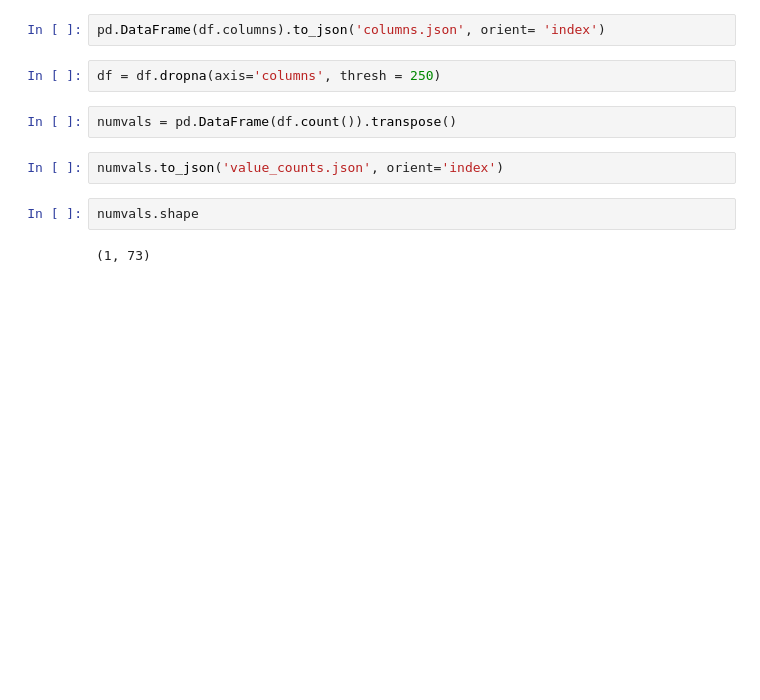
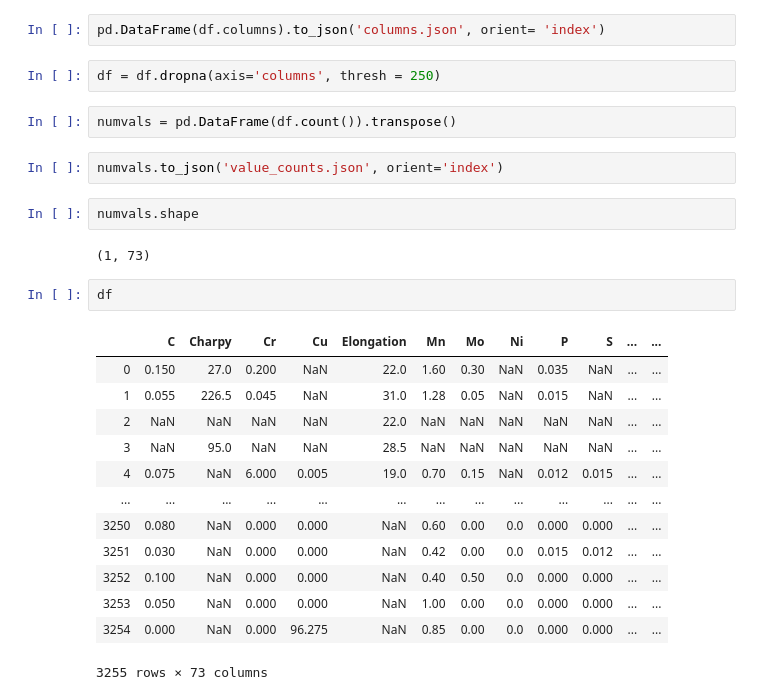
Before and after one commit to PrasannS/WeldingAnalysis, a Jupyter notebook: analysis.ipynb, the cells around one changed output. Saved outputs shown, nothing was run; the diff lists cells and outputs as text; blank space fills up the shorter version.

```diff
--- a/analysis.ipynb
+++ b/analysis.ipynb
@@ -96,3 +96,19 @@ numvals.to_json('value_counts.json', orient='index')
 numvals.shape
 # %% [output]
 (1, 73)
+# %%
+df
+# %% [output]
+|  | C | Charpy | Cr | Cu | Elongation | Mn | Mo | Ni | P | S | ... | ... |
+| 0 | 0.150 | 27.0 | 0.200 | NaN | 22.0 | 1.60 | 0.30 | NaN | 0.035 | NaN | ... | ... |
+| 1 | 0.055 | 226.5 | 0.045 | NaN | 31.0 | 1.28 | 0.05 | NaN | 0.015 | NaN | ... | ... |
+| 2 | NaN | NaN | NaN | NaN | 22.0 | NaN | NaN | NaN | NaN | NaN | ... | ... |
+| 3 | NaN | 95.0 | NaN | NaN | 28.5 | NaN | NaN | NaN | NaN | NaN | ... | ... |
+| 4 | 0.075 | NaN | 6.000 | 0.005 | 19.0 | 0.70 | 0.15 | NaN | 0.012 | 0.015 | ... | ... |
+| ... | ... | ... | ... | ... | ... | ... | ... | ... | ... | ... | ... | ... |
+| 3250 | 0.080 | NaN | 0.000 | 0.000 | NaN | 0.60 | 0.00 | 0.0 | 0.000 | 0.000 | ... | ... |
+| 3251 | 0.030 | NaN | 0.000 | 0.000 | NaN | 0.42 | 0.00 | 0.0 | 0.015 | 0.012 | ... | ... |
+| 3252 | 0.100 | NaN | 0.000 | 0.000 | NaN | 0.40 | 0.50 | 0.0 | 0.000 | 0.000 | ... | ... |
+| 3253 | 0.050 | NaN | 0.000 | 0.000 | NaN | 1.00 | 0.00 | 0.0 | 0.000 | 0.000 | ... | ... |
+| 3254 | 0.000 | NaN | 0.000 | 96.275 | NaN | 0.85 | 0.00 | 0.0 | 0.000 | 0.000 | ... | ... |
+3255 rows × 73 columns
```
Also changed, not shown: parts of 10 cells of this notebook.
